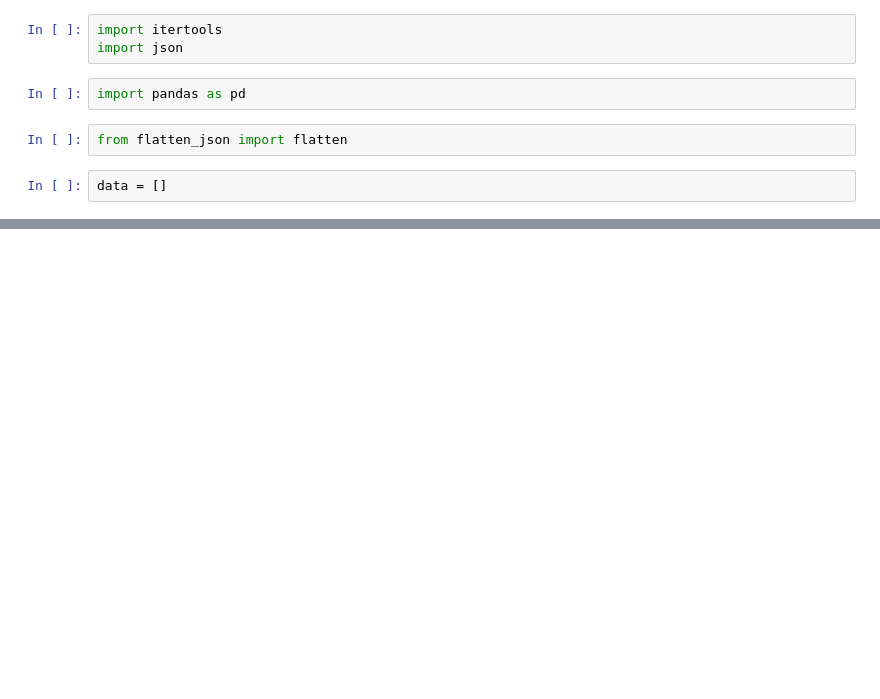
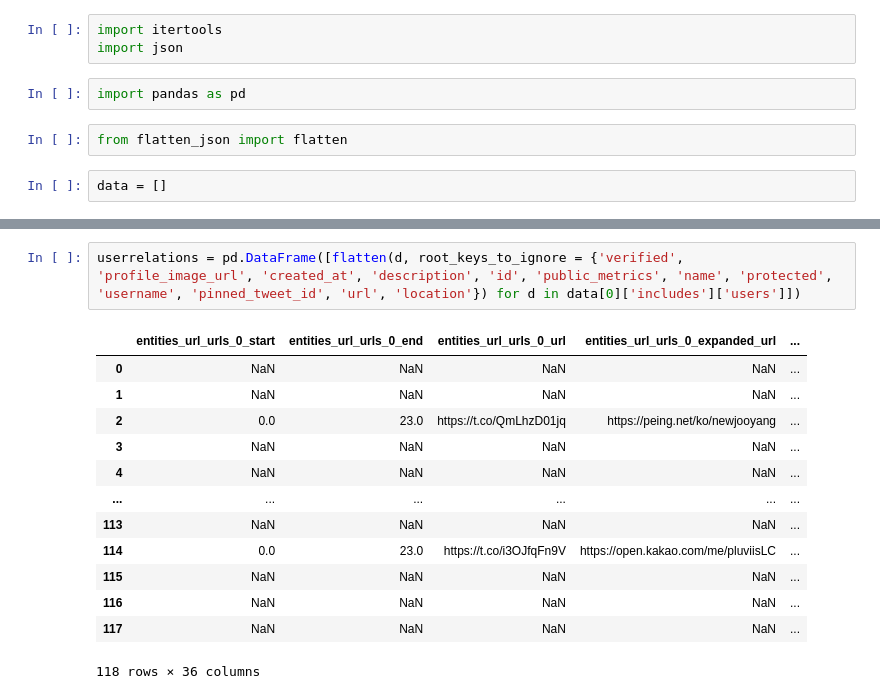
Before and after one commit to fromakim/2021Election_Analysis, a Jupyter notebook: data_prepreocess.ipynb, the cells around one changed output, grey strips where cells are left out. Drawn from its saved outputs; the diff is of its cells as text; blank space fills up the shorter version.

```diff
--- a/data_prepreocess.ipynb
+++ b/data_prepreocess.ipynb
@@ -58,0 +49,16 @@ pd.DataFrame([flatten(d) for d in data[0]['includes']['tweets']])
+# %%
+userrelations = pd.DataFrame([flatten(d, root_keys_to_ignore = {'verified', 'profile_image_url', 'created_at', 'description', 'id', 'public_metrics', 'name', 'protected', 'username', 'pinned_tweet_id', 'url', 'location'}) for d in data[0]['includes']['users']])
+# %% [output]
+|  | entities_url_urls_0_start | entities_url_urls_0_end | entities_url_urls_0_url | entities_url_urls_0_expanded_url | ... |
+| 0 | NaN | NaN | NaN | NaN | ... |
+| 1 | NaN | NaN | NaN | NaN | ... |
+| 2 | 0.0 | 23.0 | https://t.co/QmLhzD01jq | https://peing.net/ko/newjooyang | ... |
+| 3 | NaN | NaN | NaN | NaN | ... |
+| 4 | NaN | NaN | NaN | NaN | ... |
+| ... | ... | ... | ... | ... | ... |
+| 113 | NaN | NaN | NaN | NaN | ... |
+| 114 | 0.0 | 23.0 | https://t.co/i3OJfqFn9V | https://open.kakao.com/me/pluviisLC | ... |
+| 115 | NaN | NaN | NaN | NaN | ... |
+| 116 | NaN | NaN | NaN | NaN | ... |
+| 117 | NaN | NaN | NaN | NaN | ... |
+118 rows × 36 columns
```
Also changed, not shown: parts of 6 cells of this notebook.
